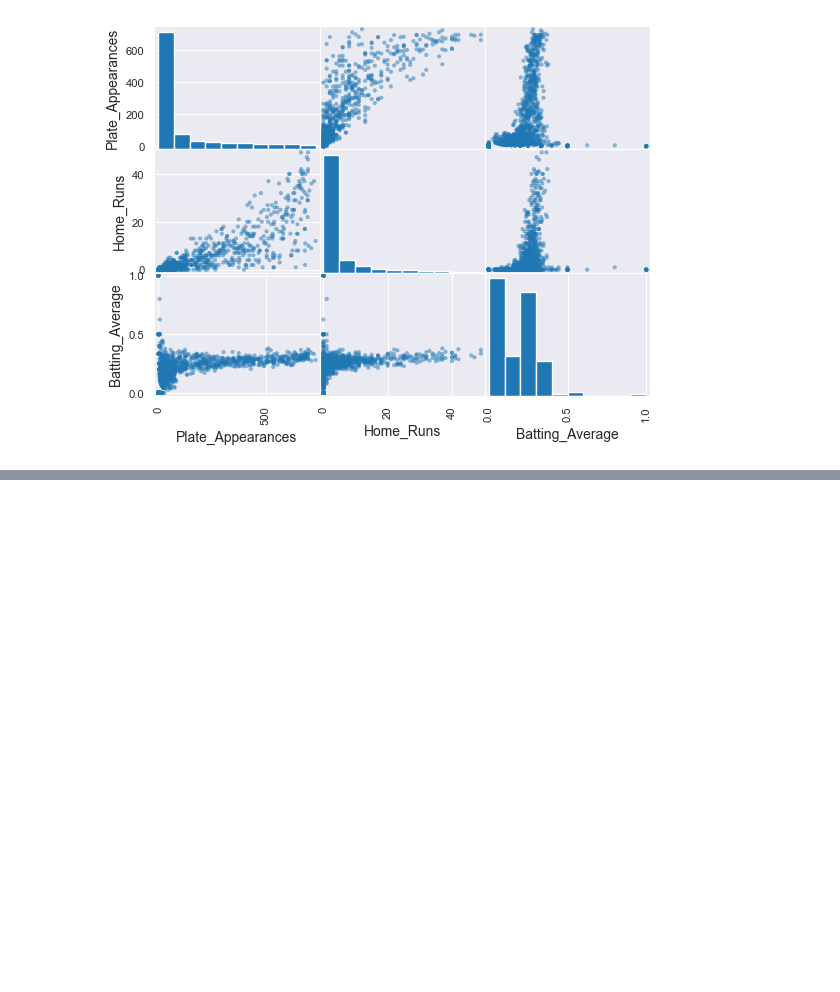
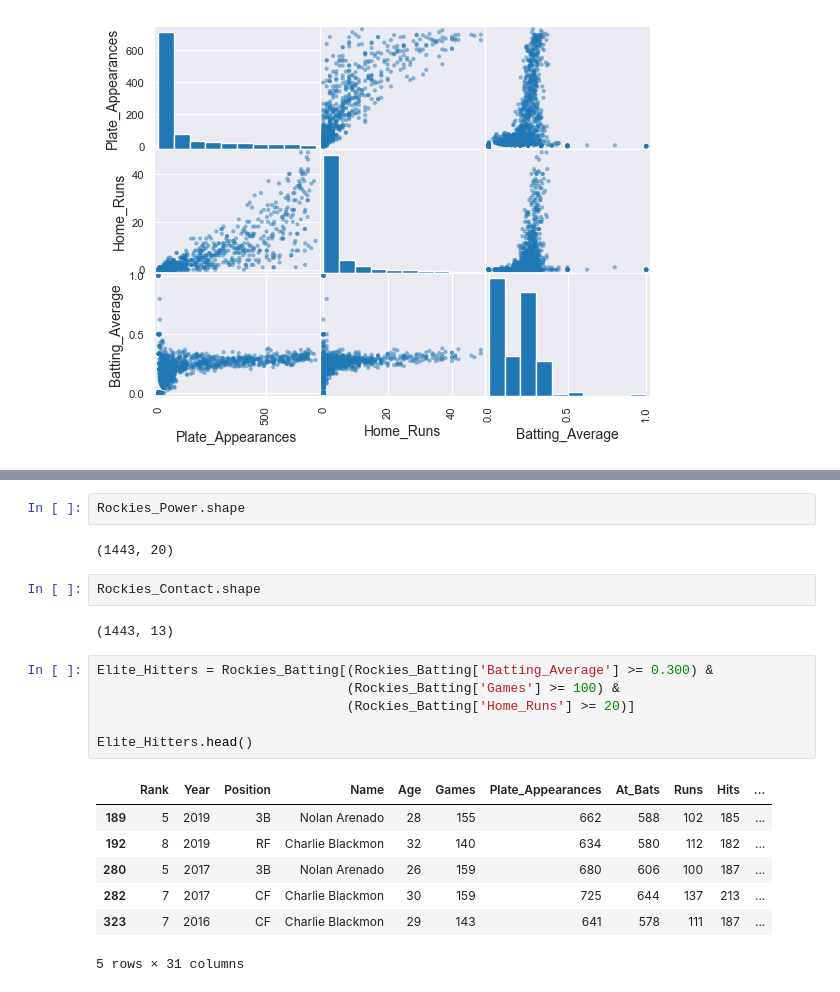
Before and after one commit to CameronOldweiler/DataProjects, a Jupyter notebook: RockiesStats.ipynb, the cells around one changed output, grey strips where cells are left out. Saved outputs shown, nothing was run; the diff lists cells and outputs as text; blank space fills up the shorter version.

```diff
--- a/RockiesStats.ipynb
+++ b/RockiesStats.ipynb
@@ -111,0 +185,22 @@ array([[<Axes: xlabel='Plate_Appearances', ylabel='Plate_Appearances'>,
+# %%
+Rockies_Power.shape
+# %% [output]
+(1443, 20)
+# %%
+Rockies_Contact.shape
+# %% [output]
+(1443, 13)
+# %%
+Elite_Hitters = Rockies_Batting[(Rockies_Batting['Batting_Average'] >= 0.300) &
+                                (Rockies_Batting['Games'] >= 100) &
+                                (Rockies_Batting['Home_Runs'] >= 20)]
+
+Elite_Hitters.head()
+# %% [output]
+|  | Rank | Year | Position | Name | Age | Games | Plate_Appearances | At_Bats | Runs | Hits | ... |
+| 189 | 5 | 2019 | 3B | Nolan Arenado | 28 | 155 | 662 | 588 | 102 | 185 | ... |
+| 192 | 8 | 2019 | RF | Charlie Blackmon | 32 | 140 | 634 | 580 | 112 | 182 | ... |
+| 280 | 5 | 2017 | 3B | Nolan Arenado | 26 | 159 | 680 | 606 | 100 | 187 | ... |
+| 282 | 7 | 2017 | CF | Charlie Blackmon | 30 | 159 | 725 | 644 | 137 | 213 | ... |
+| 323 | 7 | 2016 | CF | Charlie Blackmon | 29 | 143 | 641 | 578 | 111 | 187 | ... |
+5 rows × 31 columns
```
Also changed, not shown: parts of 12 cells of this notebook.
